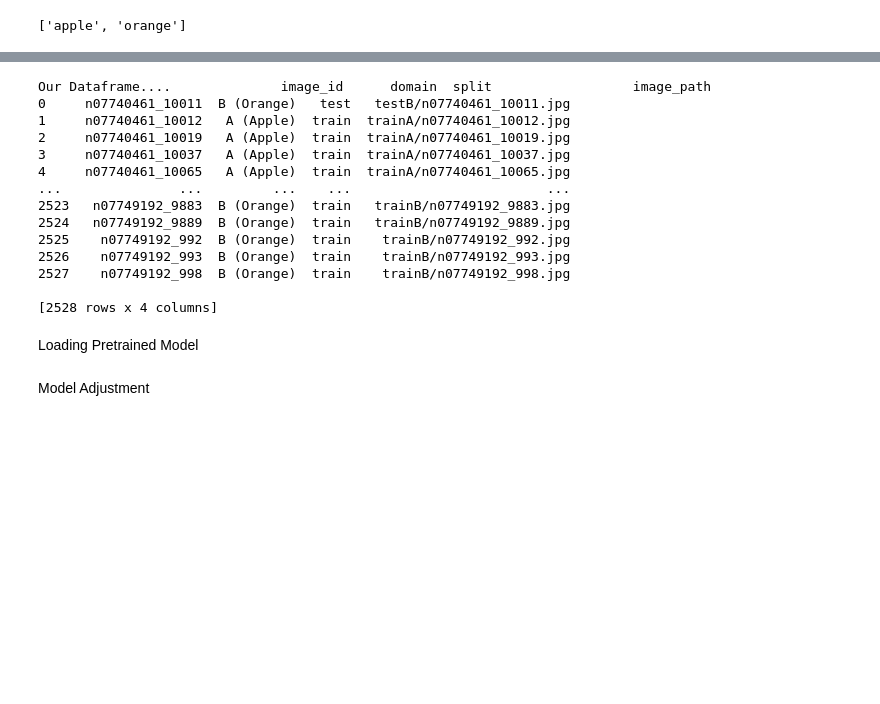
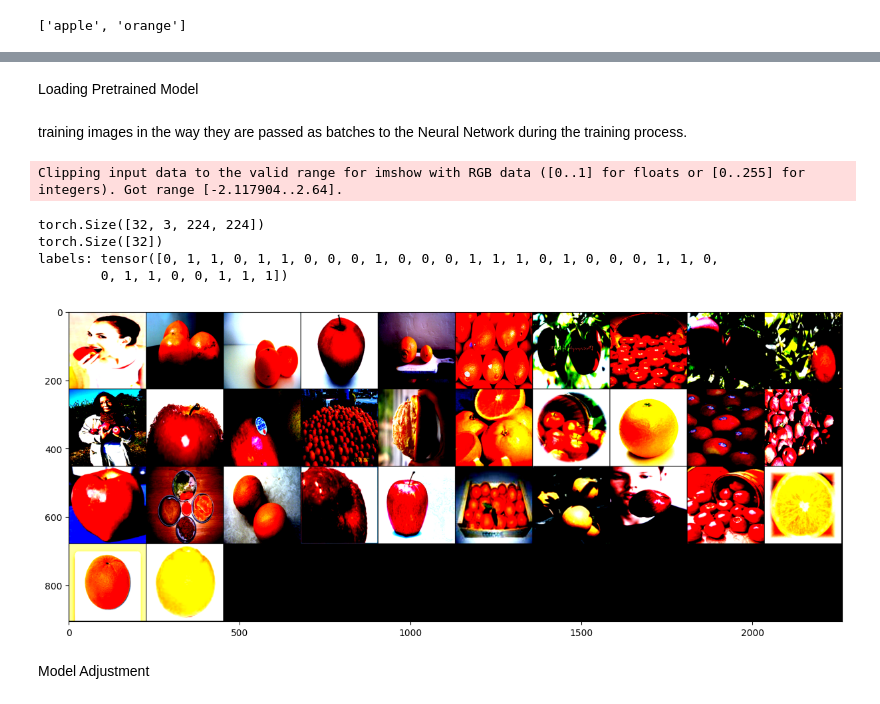
Before and after one commit to EllieCrockett/AMT5005MX, a Jupyter notebook: AppleOrangeAI.ipynb, the cells around one changed output, grey strips where cells are left out. Cells and saved outputs as stored; diff of their text form; code cells hidden in the pictures; blank space fills up the shorter version.

```diff
--- a/AppleOrangeAI.ipynb
+++ b/AppleOrangeAI.ipynb
@@ -137,28 +130,34 @@ import pandas as pd
-# %%
-#input CSV file
-dataFrame = pd.read_csv('./apple_orange/metadata.csv')
-#Check CSV file is loaded correctly
-print("Our Dataframe....", dataFrame)
-# %% [output]
-Our Dataframe....              image_id      domain  split                  image_path
-0     n07740461_10011  B (Orange)   test   testB/n07740461_10011.jpg
-1     n07740461_10012   A (Apple)  train  trainA/n07740461_10012.jpg
-2     n07740461_10019   A (Apple)  train  trainA/n07740461_10019.jpg
-3     n07740461_10037   A (Apple)  train  trainA/n07740461_10037.jpg
-4     n07740461_10065   A (Apple)  train  trainA/n07740461_10065.jpg
-...               ...         ...    ...                         ...
-2523   n07749192_9883  B (Orange)  train   trainB/n07749192_9883.jpg
-2524   n07749192_9889  B (Orange)  train   trainB/n07749192_9889.jpg
-2525    n07749192_992  B (Orange)  train    trainB/n07749192_992.jpg
-2526    n07749192_993  B (Orange)  train    trainB/n07749192_993.jpg
-2527    n07749192_998  B (Orange)  train    trainB/n07749192_998.jpg
-
-[2528 rows x 4 columns]
 # %% [markdown]
 Loading Pretrained Model
 # %%
 #loads the Pre-Trained VGG16 Model
 model = models.vgg16(pretrained=True)
+# %% [markdown]
+training images in the way they are passed as batches to the Neural Network during the training process.
+# %%
+from matplotlib import pyplot as plt
+import torchvision
+
+
+batch = next(iter(train_loader))
+
+images, labels = batch
+
+print(images.shape)
+print(labels.shape)
+grid = torchvision.utils.make_grid(images, nrow=10)
+
+plt.figure(figsize=(15,15))
+plt.imshow(grid.permute(1,2,0))
+
+print('labels:', labels)
+# %% [output]
+Clipping input data to the valid range for imshow with RGB data ([0..1] for floats or [0..255] for integers). Got range [-2.117904..2.64].
+torch.Size([32, 3, 224, 224])
+torch.Size([32])
+labels: tensor([0, 1, 1, 0, 1, 1, 0, 0, 0, 1, 0, 0, 0, 1, 1, 1, 0, 1, 0, 0, 0, 1, 1, 0,
+        0, 1, 1, 0, 0, 1, 1, 1])
+[figure, added]
 # %% [markdown]
 Model Adjustment
 # %%
```
Also changed, not shown: parts of 15 cells of this notebook.
